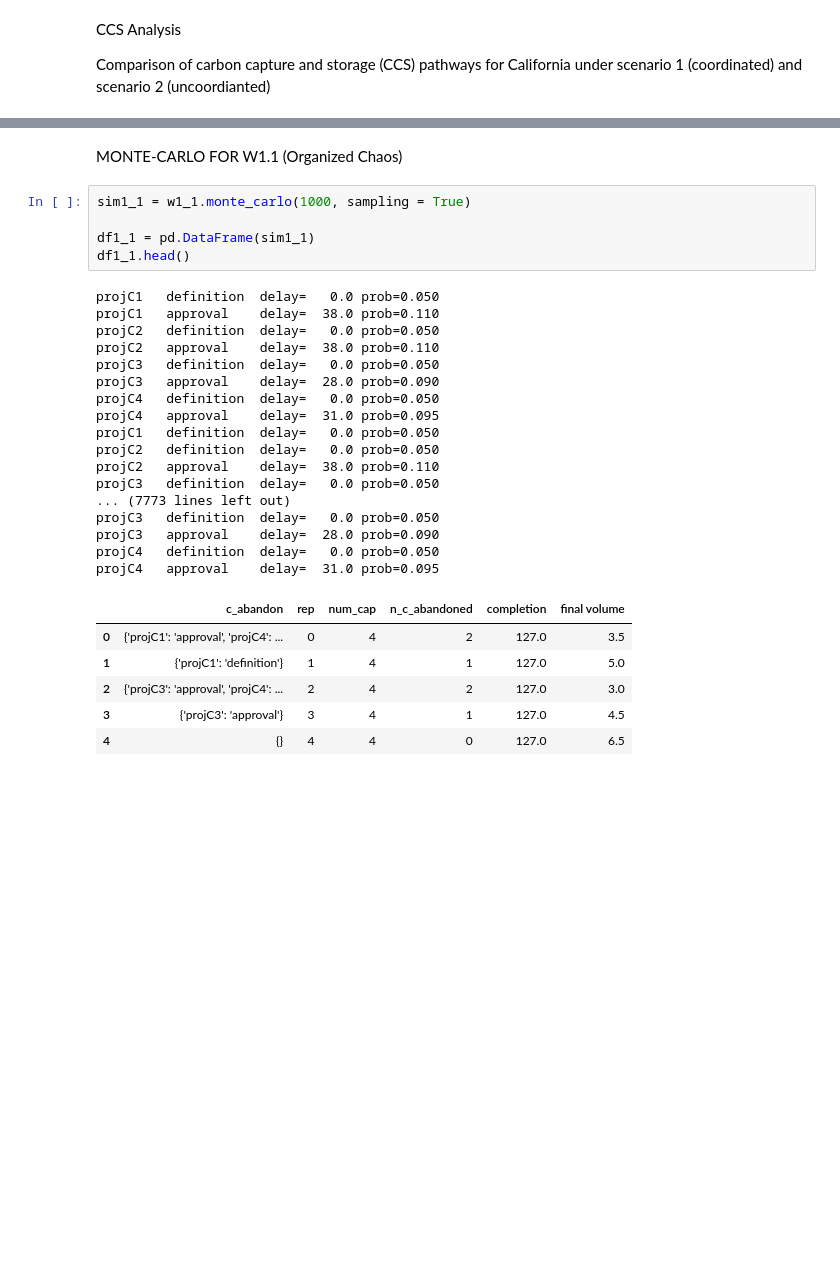
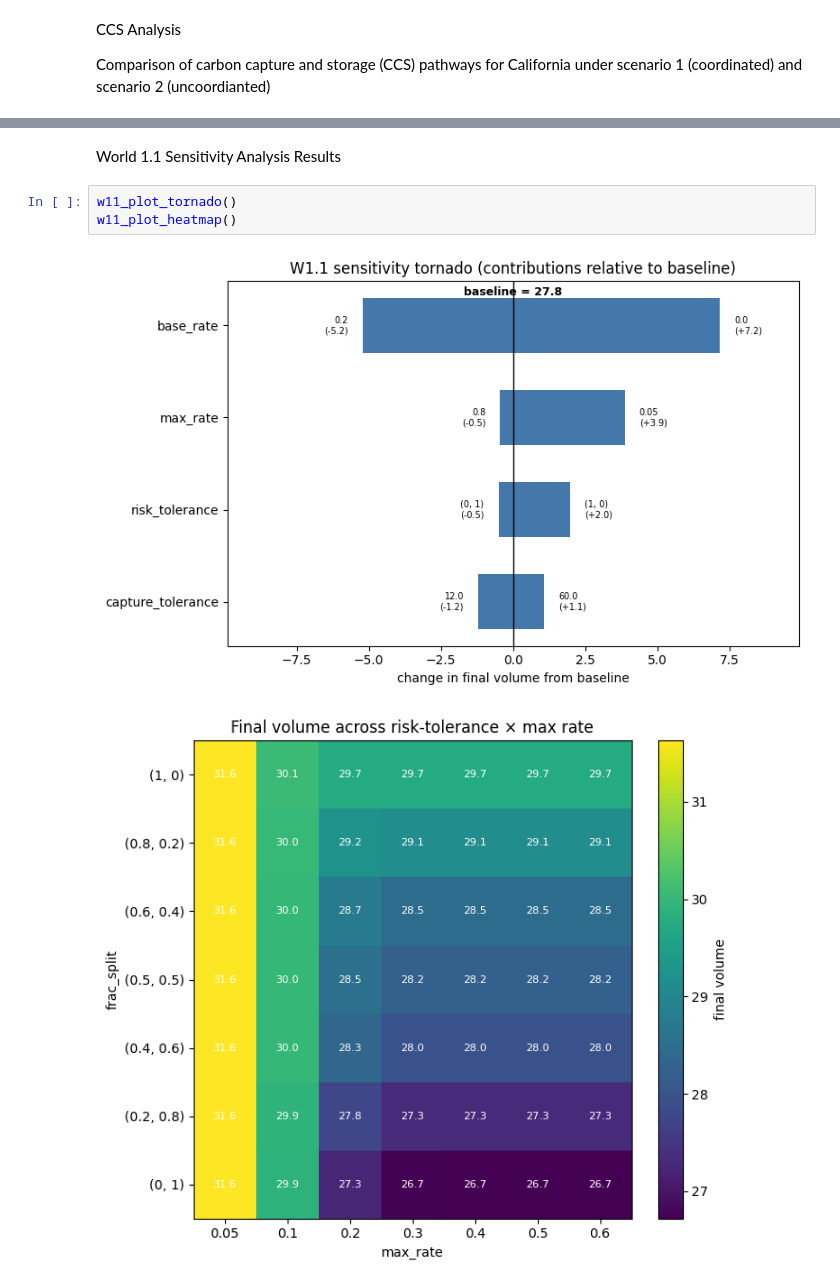
Before and after one commit to mg6090-ctrl/ccs-deployment-simulation, a Jupyter notebook: CCS_analysis.ipynb, the cells around one changed output, grey strips where cells are left out. Drawn from its saved outputs; the diff is of its cells as text; blank space fills up the shorter version.

```diff
--- a/CCS_analysis.ipynb
+++ b/CCS_analysis.ipynb
@@ -25,31 +133,8 @@ importlib.reload(w2)
 # %% [markdown]
-MONTE-CARLO FOR W1.1 (Organized Chaos)
+World 1.1 Sensitivity Analysis Results
 # %%
-sim1_1 = w1_1.monte_carlo(1000, sampling = True)
-
-df1_1 = pd.DataFrame(sim1_1)
-df1_1.head()
+w11_plot_tornado()
+w11_plot_heatmap()
 # %% [output]
-projC1   definition  delay=   0.0 prob=0.050
-projC1   approval    delay=  38.0 prob=0.110
-projC2   definition  delay=   0.0 prob=0.050
-projC2   approval    delay=  38.0 prob=0.110
-projC3   definition  delay=   0.0 prob=0.050
-projC3   approval    delay=  28.0 prob=0.090
-projC4   definition  delay=   0.0 prob=0.050
-projC4   approval    delay=  31.0 prob=0.095
-projC1   definition  delay=   0.0 prob=0.050
-projC2   definition  delay=   0.0 prob=0.050
-projC2   approval    delay=  38.0 prob=0.110
-projC3   definition  delay=   0.0 prob=0.050
-... (7773 lines left out)
-projC3   definition  delay=   0.0 prob=0.050
-projC3   approval    delay=  28.0 prob=0.090
-projC4   definition  delay=   0.0 prob=0.050
-projC4   approval    delay=  31.0 prob=0.095
-|  | c_abandon | rep | num_cap | n_c_abandoned | completion | final volume |
-| 0 | {'projC1': 'approval', 'projC4': ... | 0 | 4 | 2 | 127.0 | 3.5 |
-| 1 | {'projC1': 'definition'} | 1 | 4 | 1 | 127.0 | 5.0 |
-| 2 | {'projC3': 'approval', 'projC4': ... | 2 | 4 | 2 | 127.0 | 3.0 |
-| 3 | {'projC3': 'approval'} | 3 | 4 | 1 | 127.0 | 4.5 |
-| 4 | {} | 4 | 4 | 0 | 127.0 | 6.5 |
+[figure, added]
+[figure, added]
```
Also changed, not shown: parts of 17 cells of this notebook, 4 other files.
